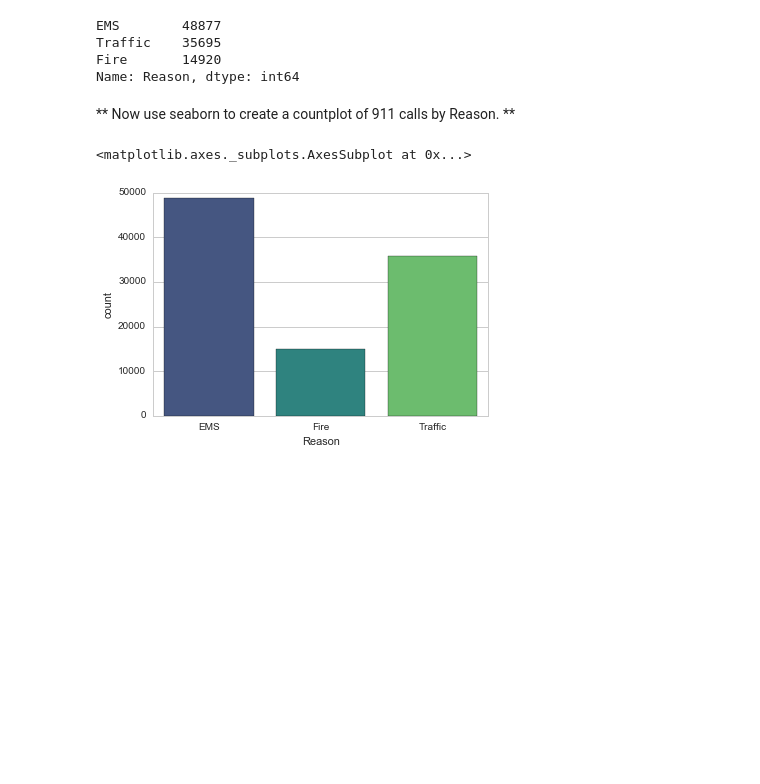
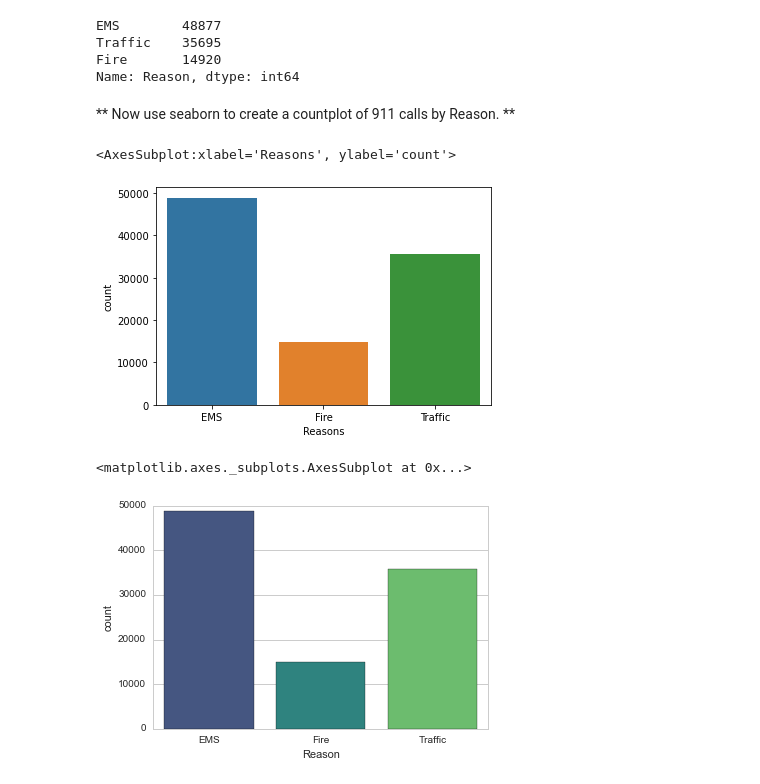
Before and after one commit to makncheese69420/911-Capstone-Project, a Jupyter notebook: 01-911 Calls Data Capstone Project.ipynb, the cells around one changed output. Saved outputs shown, nothing was run; the diff lists cells and outputs as text; code cells hidden in the pictures; blank space fills up the shorter version.

```diff
--- a/01-911 Calls Data Capstone Project.ipynb
+++ b/01-911 Calls Data Capstone Project.ipynb
@@ -144,7 +146,10 @@ Name: Reason, dtype: int64
 # %% [markdown]
 ** Now use seaborn to create a countplot of 911 calls by Reason. **
 # %%
-sn.countplot
+sn.countplot(x = 'Reasons', data = df)
+# %% [output]
+<AxesSubplot:xlabel='Reasons', ylabel='count'>
+[figure, added]
 # %%
 # %% [output]
 <matplotlib.axes._subplots.AxesSubplot at 0x...>
```
Also changed, not shown: parts of 4 cells of this notebook.
